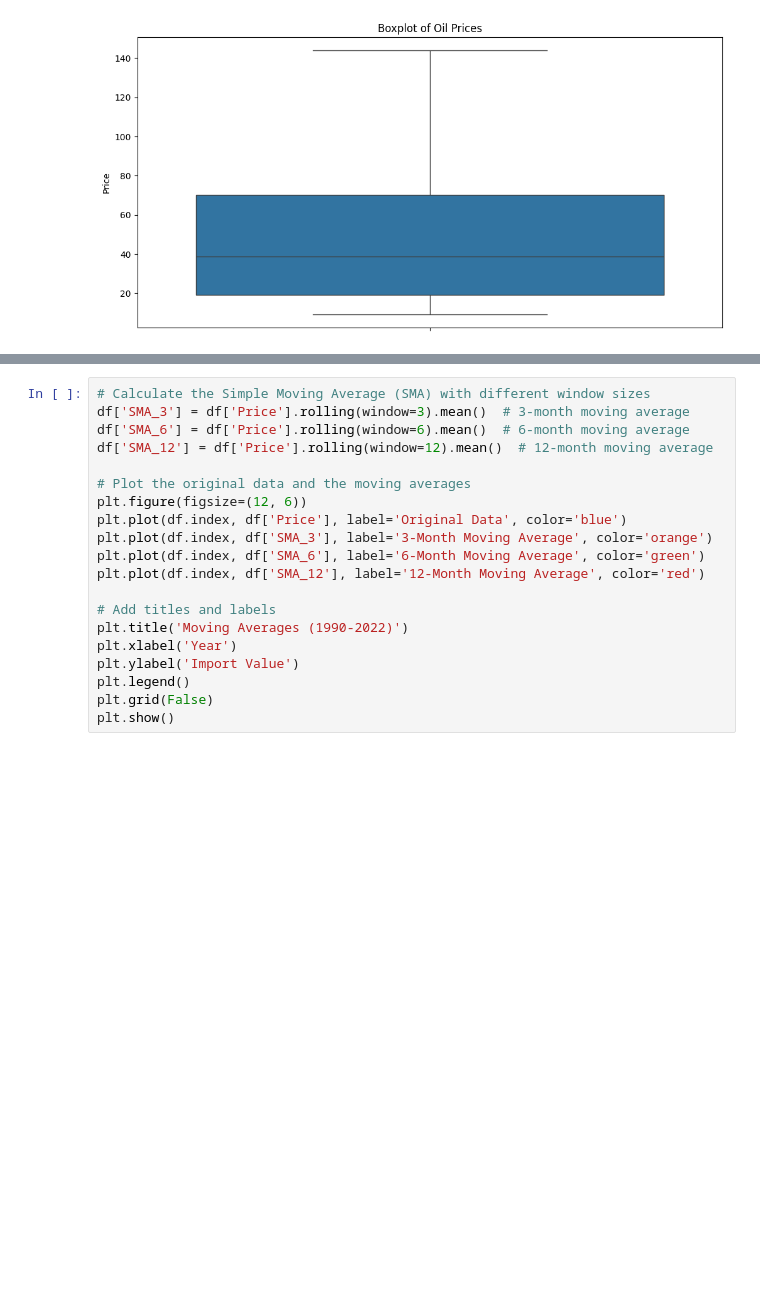
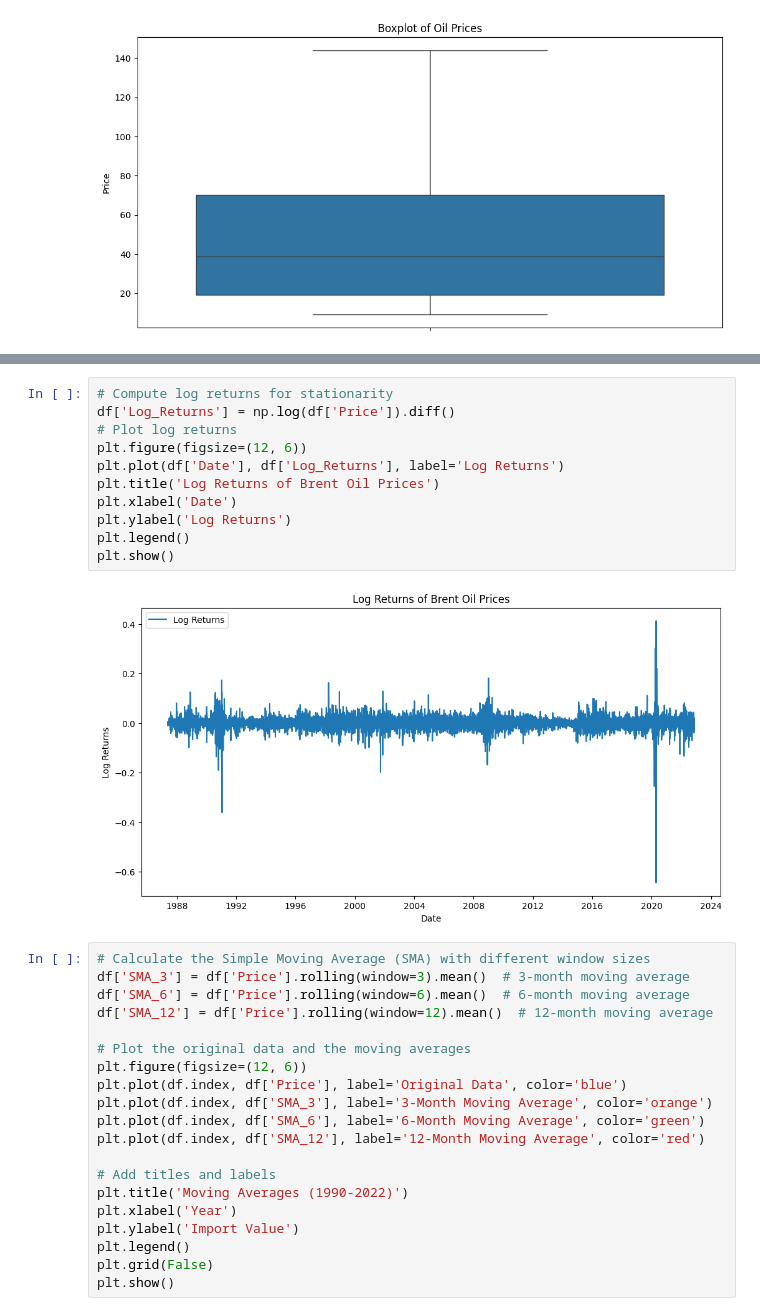
Before and after one commit to Gashaye1023/Change-point-analysis-and-statistical-modelling, a Jupyter notebook: Notebooks/Laying_the_Foundation_for_Analysis.ipynb, the cells around one changed output, grey strips where cells are left out. Cells and saved outputs as stored; diff of their text form; blank space fills up the shorter version.

```diff
--- a/Notebooks/Laying_the_Foundation_for_Analysis.ipynb
+++ b/Notebooks/Laying_the_Foundation_for_Analysis.ipynb
@@ -63,3 +77,16 @@ plt.show()
+# %%
+# Compute log returns for stationarity
+df['Log_Returns'] = np.log(df['Price']).diff()
+# Plot log returns
+plt.figure(figsize=(12, 6))
+plt.plot(df['Date'], df['Log_Returns'], label='Log Returns')
+plt.title('Log Returns of Brent Oil Prices')
+plt.xlabel('Date')
+plt.ylabel('Log Returns')
+plt.legend()
+plt.show()
+# %% [output]
+[figure, added]
 # %%
 # Calculate the Simple Moving Average (SMA) with different window sizes
 df['SMA_3'] = df['Price'].rolling(window=3).mean()  # 3-month moving average
```
Also changed, not shown: parts of 3 cells of this notebook, 1 other file.
